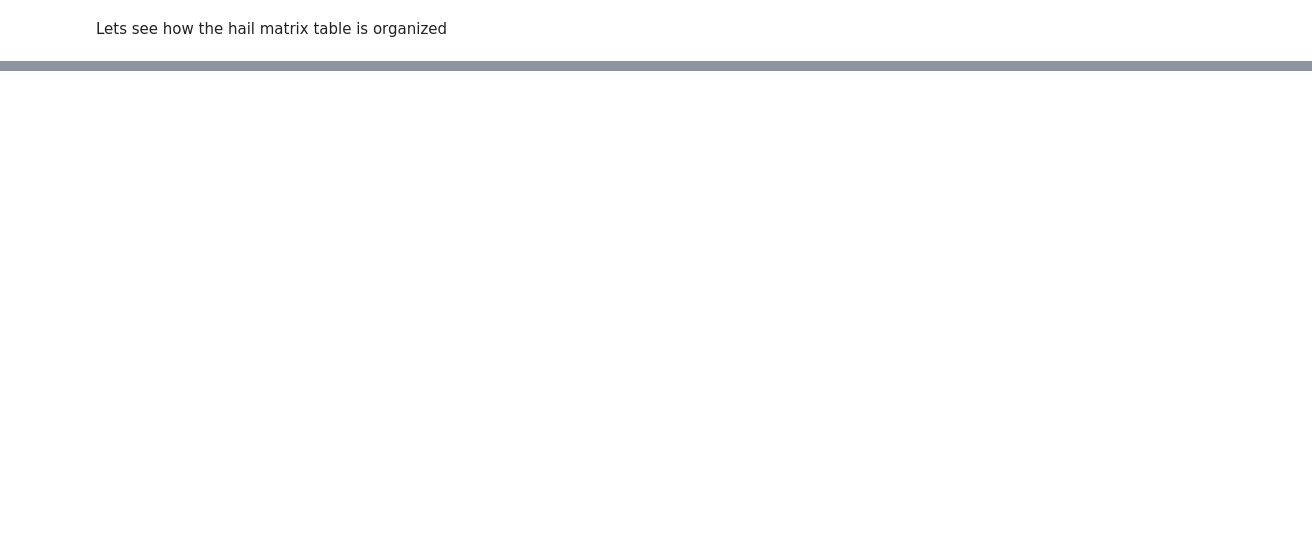
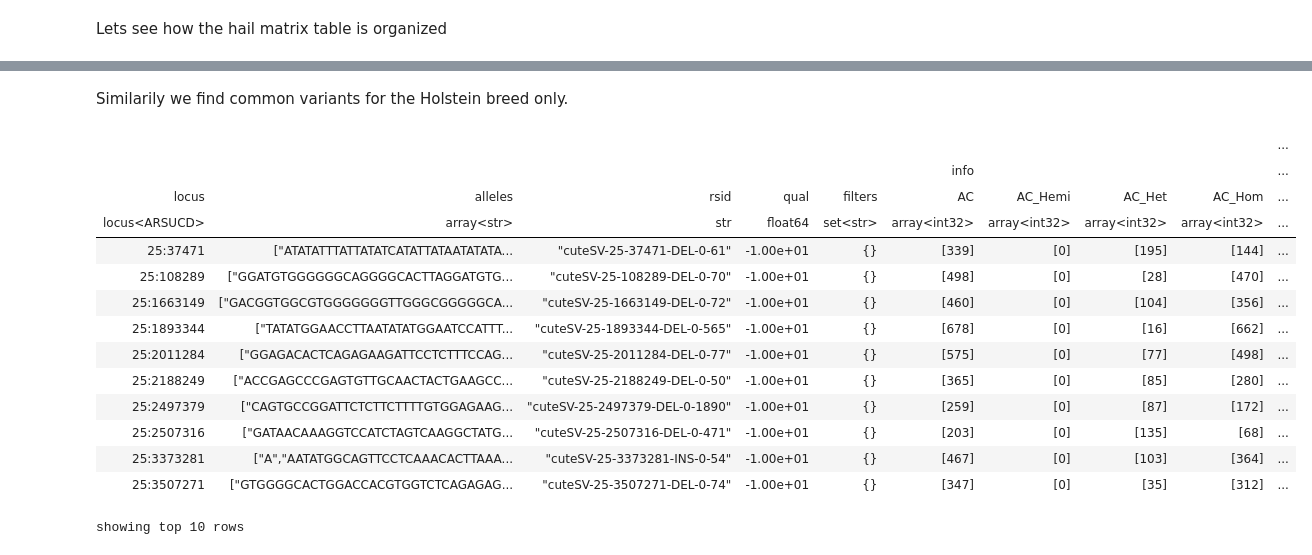
Before and after one commit to dib-lab/workshop_12Jan_2023, a Jupyter notebook: SV_calling_LR/DownstreamAnalysis.ipynb, the cells around one changed output, grey strips where cells are left out. Saved outputs shown, nothing was run; the diff lists cells and outputs as text; code cells hidden in the pictures; blank space fills up the shorter version.

```diff
--- a/SV_calling_LR/DownstreamAnalysis.ipynb
+++ b/SV_calling_LR/DownstreamAnalysis.ipynb
@@ -261,0 +243,25 @@ Samples: 428  Variants: 601
+# %% [markdown]
+Similarily we find common variants for the Holstein breed only.
+# %%
+numSamples=mt.aggregate_cols(hl.agg.filter(mt.breed.CompositeBreed == "Holstein" ,hl.agg.count()))
+mt=mt.annotate_rows(AF_Holstein=hl.agg.filter(mt.breed.CompositeBreed =="Holstein",
+                                     hl.agg.sum(mt.GT.n_alt_alleles())
+                                     / numSamples*2 ))
+
+mt.filter_rows(mt.AF_Holstein > 0.8).rows().show()
+# %% [output]
+|  |  |  |  |  |  |  |  |  | ... |
+|  |  |  |  |  | info |  |  |  | ... |
+| locus | alleles | rsid | qual | filters | AC | AC_Hemi | AC_Het | AC_Hom | ... |
+| locus<ARSUCD> | array<str> | str | float64 | set<str> | array<int32> | array<int32> | array<int32> | array<int32> | ... |
+| 25:37471 | ["ATATATTTATTATATCATATTATAATATATA... | "cuteSV-25-37471-DEL-0-61" | -1.00e+01 | {} | [339] | [0] | [195] | [144] | ... |
+| 25:108289 | ["GGATGTGGGGGGCAGGGGCACTTAGGATGTG... | "cuteSV-25-108289-DEL-0-70" | -1.00e+01 | {} | [498] | [0] | [28] | [470] | ... |
+| 25:1663149 | ["GACGGTGGCGTGGGGGGGTTGGGCGGGGGCA... | "cuteSV-25-1663149-DEL-0-72" | -1.00e+01 | {} | [460] | [0] | [104] | [356] | ... |
+| 25:1893344 | ["TATATGGAACCTTAATATATGGAATCCATTT... | "cuteSV-25-1893344-DEL-0-565" | -1.00e+01 | {} | [678] | [0] | [16] | [662] | ... |
+| 25:2011284 | ["GGAGACACTCAGAGAAGATTCCTCTTTCCAG... | "cuteSV-25-2011284-DEL-0-77" | -1.00e+01 | {} | [575] | [0] | [77] | [498] | ... |
+| 25:2188249 | ["ACCGAGCCCGAGTGTTGCAACTACTGAAGCC... | "cuteSV-25-2188249-DEL-0-50" | -1.00e+01 | {} | [365] | [0] | [85] | [280] | ... |
+| 25:2497379 | ["CAGTGCCGGATTCTCTTCTTTTGTGGAGAAG... | "cuteSV-25-2497379-DEL-0-1890" | -1.00e+01 | {} | [259] | [0] | [87] | [172] | ... |
+| 25:2507316 | ["GATAACAAAGGTCCATCTAGTCAAGGCTATG... | "cuteSV-25-2507316-DEL-0-471" | -1.00e+01 | {} | [203] | [0] | [135] | [68] | ... |
+| 25:3373281 | ["A","AATATGGCAGTTCCTCAAACACTTAAA... | "cuteSV-25-3373281-INS-0-54" | -1.00e+01 | {} | [467] | [0] | [103] | [364] | ... |
+| 25:3507271 | ["GTGGGGCACTGGACCACGTGGTCTCAGAGAG... | "cuteSV-25-3507271-DEL-0-74" | -1.00e+01 | {} | [347] | [0] | [35] | [312] | ... |
+showing top 10 rows
```
Also changed, not shown: parts of 52 cells of this notebook.
